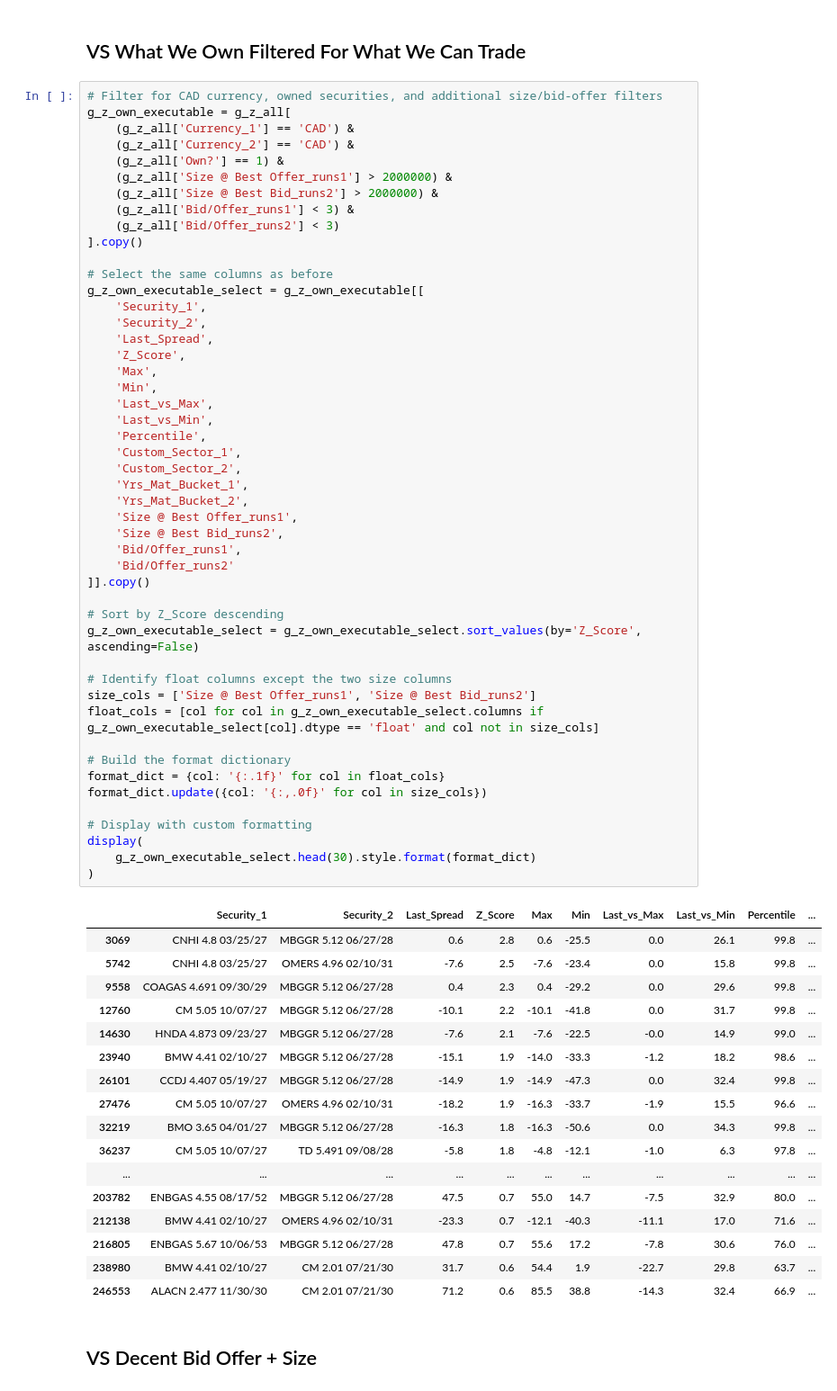
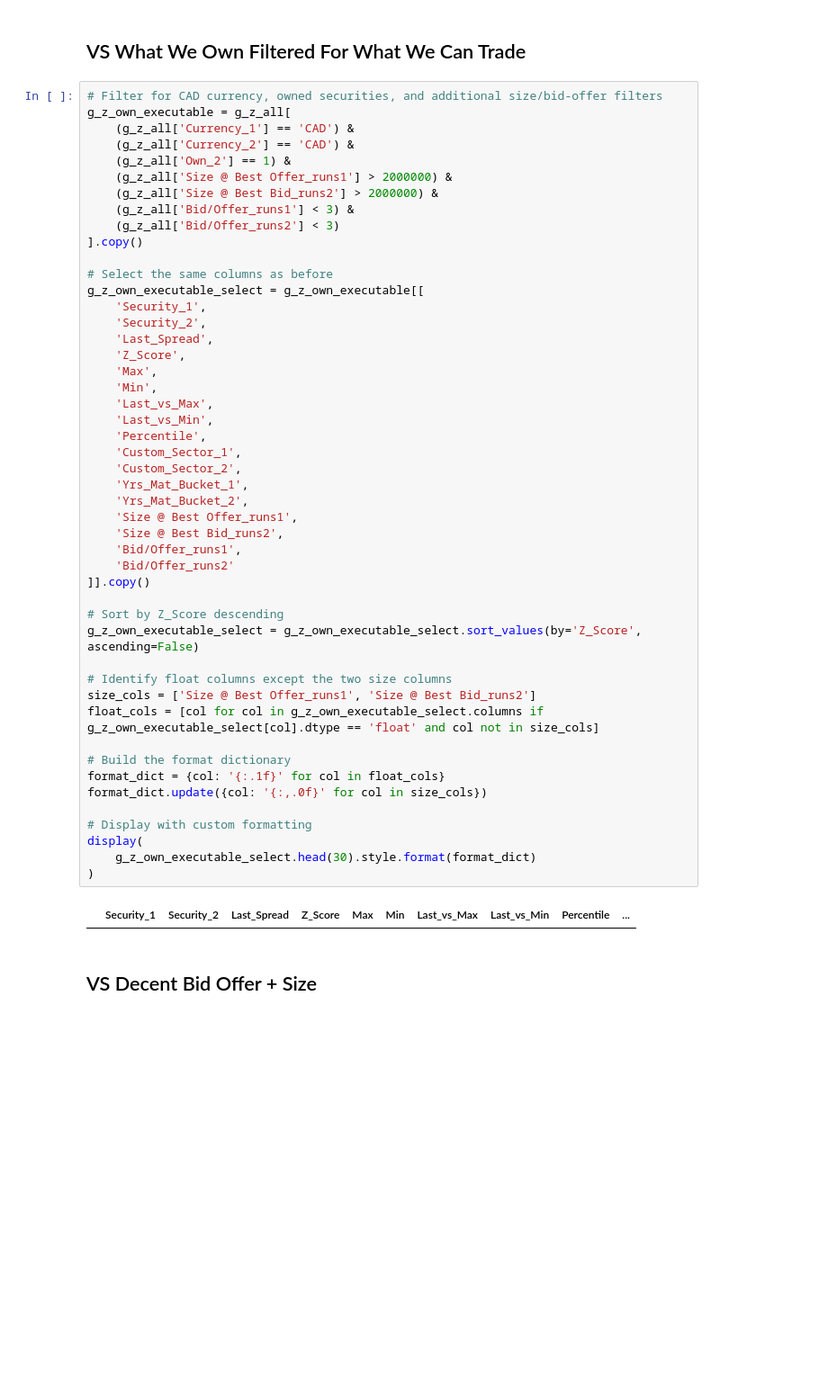
Before and after one commit to ewswlw/work_supa, a Jupyter notebook: analytics/t.ipynb, the cells around one changed output. Shown at 90% size. Drawn from its saved outputs; the diff is of its cells as text; blank space fills up the shorter version.

```diff
--- a/analytics/t.ipynb
+++ b/analytics/t.ipynb
@@ -368,7 +347,7 @@ display(
 g_z_own_executable = g_z_all[
     (g_z_all['Currency_1'] == 'CAD') &
     (g_z_all['Currency_2'] == 'CAD') &
-    (g_z_all['Own?'] == 1) &
+    (g_z_all['Own_2'] == 1) &
     (g_z_all['Size @ Best Offer_runs1'] > 2000000) &
     (g_z_all['Size @ Best Bid_runs2'] > 2000000) &
     (g_z_all['Bid/Offer_runs1'] < 3) &
@@ -386,49 +365,33 @@ g_z_own_executable_select = g_z_own_executable[[
     'Last_vs_Max',
     'Last_vs_Min',
     'Percentile',
     'Custom_Sector_1',
     'Custom_Sector_2',
     'Yrs_Mat_Bucket_1',
     'Yrs_Mat_Bucket_2',
     'Size @ Best Offer_runs1',
     'Size @ Best Bid_runs2',
     'Bid/Offer_runs1',
     'Bid/Offer_runs2'
 ]].copy()
 
 # Sort by Z_Score descending
 g_z_own_executable_select = g_z_own_executable_select.sort_values(by='Z_Score', ascending=False)
 
 # Identify float columns except the two size columns
 size_cols = ['Size @ Best Offer_runs1', 'Size @ Best Bid_runs2']
 float_cols = [col for col in g_z_own_executable_select.columns if g_z_own_executable_select[col].dtype == 'float' and col not in size_cols]
 
 # Build the format dictionary
 format_dict = {col: '{:.1f}' for col in float_cols}
 format_dict.update({col: '{:,.0f}' for col in size_cols})
 
 # Display with custom formatting
 display(
     g_z_own_executable_select.head(30).style.format(format_dict)
 )
 # %% [output]
 |  | Security_1 | Security_2 | Last_Spread | Z_Score | Max | Min | Last_vs_Max | Last_vs_Min | Percentile | ... |
-| 3069 | CNHI 4.8 03/25/27 | MBGGR 5.12 06/27/28 | 0.6 | 2.8 | 0.6 | -25.5 | 0.0 | 26.1 | 99.8 | ... |
-| 5742 | CNHI 4.8 03/25/27 | OMERS 4.96 02/10/31 | -7.6 | 2.5 | -7.6 | -23.4 | 0.0 | 15.8 | 99.8 | ... |
-| 9558 | COAGAS 4.691 09/30/29 | MBGGR 5.12 06/27/28 | 0.4 | 2.3 | 0.4 | -29.2 | 0.0 | 29.6 | 99.8 | ... |
-| 12760 | CM 5.05 10/07/27 | MBGGR 5.12 06/27/28 | -10.1 | 2.2 | -10.1 | -41.8 | 0.0 | 31.7 | 99.8 | ... |
-| 14630 | HNDA 4.873 09/23/27 | MBGGR 5.12 06/27/28 | -7.6 | 2.1 | -7.6 | -22.5 | -0.0 | 14.9 | 99.0 | ... |
-| 23940 | BMW 4.41 02/10/27 | MBGGR 5.12 06/27/28 | -15.1 | 1.9 | -14.0 | -33.3 | -1.2 | 18.2 | 98.6 | ... |
-| 26101 | CCDJ 4.407 05/19/27 | MBGGR 5.12 06/27/28 | -14.9 | 1.9 | -14.9 | -47.3 | 0.0 | 32.4 | 99.8 | ... |
-| 27476 | CM 5.05 10/07/27 | OMERS 4.96 02/10/31 | -18.2 | 1.9 | -16.3 | -33.7 | -1.9 | 15.5 | 96.6 | ... |
-| 32219 | BMO 3.65 04/01/27 | MBGGR 5.12 06/27/28 | -16.3 | 1.8 | -16.3 | -50.6 | 0.0 | 34.3 | 99.8 | ... |
-| 36237 | CM 5.05 10/07/27 | TD 5.491 09/08/28 | -5.8 | 1.8 | -4.8 | -12.1 | -1.0 | 6.3 | 97.8 | ... |
-| ... | ... | ... | ... | ... | ... | ... | ... | ... | ... | ... |
-| 203782 | ENBGAS 4.55 08/17/52 | MBGGR 5.12 06/27/28 | 47.5 | 0.7 | 55.0 | 14.7 | -7.5 | 32.9 | 80.0 | ... |
-| 212138 | BMW 4.41 02/10/27 | OMERS 4.96 02/10/31 | -23.3 | 0.7 | -12.1 | -40.3 | -11.1 | 17.0 | 71.6 | ... |
-| 216805 | ENBGAS 5.67 10/06/53 | MBGGR 5.12 06/27/28 | 47.8 | 0.7 | 55.6 | 17.2 | -7.8 | 30.6 | 76.0 | ... |
-| 238980 | BMW 4.41 02/10/27 | CM 2.01 07/21/30 | 31.7 | 0.6 | 54.4 | 1.9 | -22.7 | 29.8 | 63.7 | ... |
-| 246553 | ALACN 2.477 11/30/30 | CM 2.01 07/21/30 | 71.2 | 0.6 | 85.5 | 38.8 | -14.3 | 32.4 | 66.9 | ... |
 # %% [markdown]
 ## VS Decent Bid Offer + Size
 # %%
```
Also changed, not shown: parts of 9 cells of this notebook, 17 other files.
